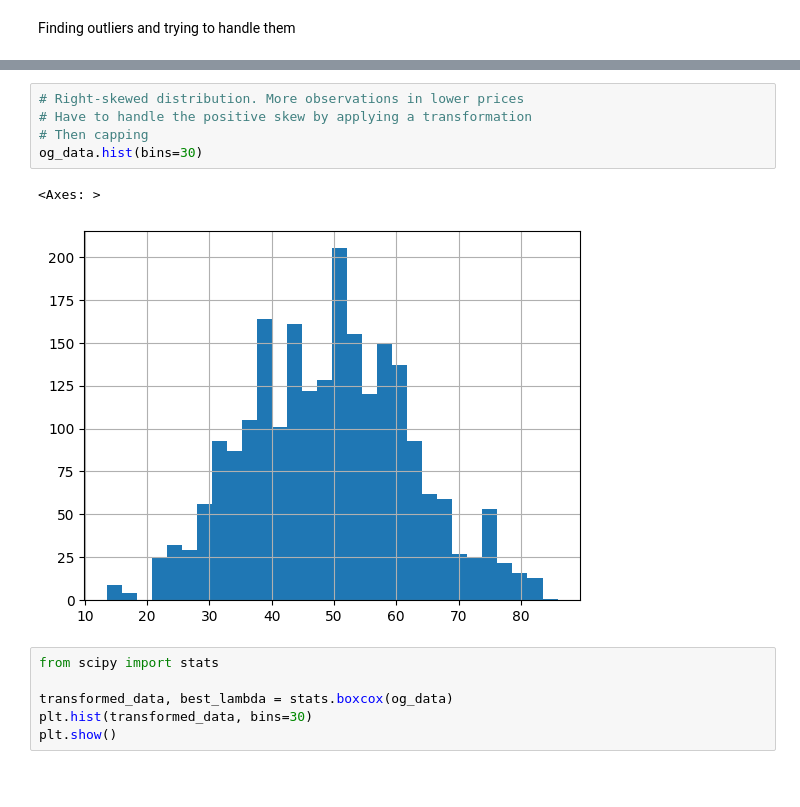
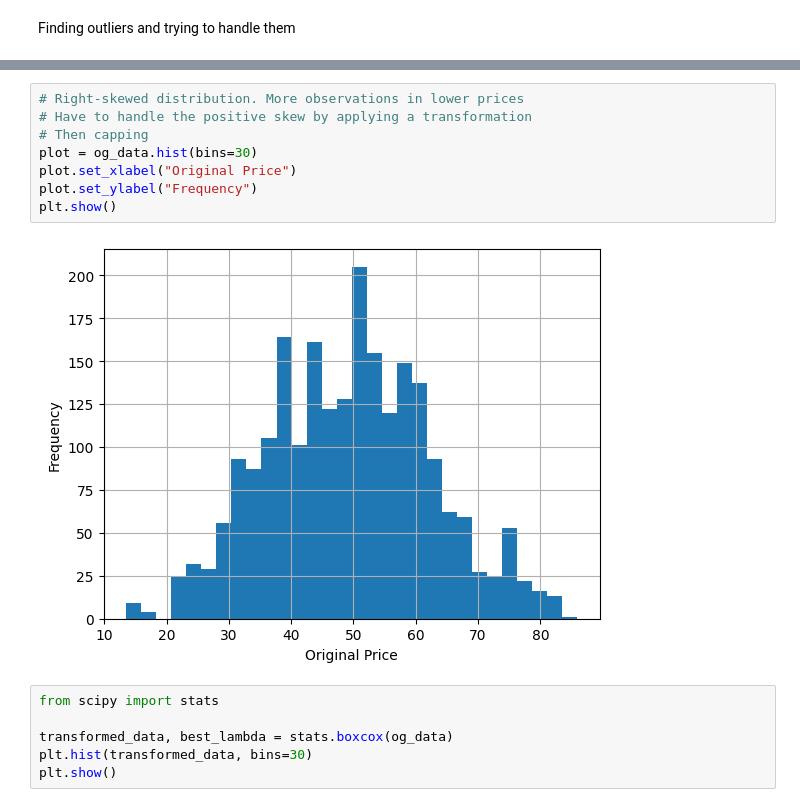
Before and after one commit to tanishasikder/Europe-Fashion, a Jupyter notebook: description.ipynb, the cells around one changed output, grey strips where cells are left out. Saved outputs shown, nothing was run; the diff lists cells and outputs as text; blank space fills up the shorter version.

```diff
--- a/description.ipynb
+++ b/description.ipynb
@@ -239,11 +241,13 @@ len(outliers)
 # %%
 # Right-skewed distribution. More observations in lower prices
 # Have to handle the positive skew by applying a transformation
 # Then capping
-og_data.hist(bins=30)
+plot = og_data.hist(bins=30)
+plot.set_xlabel("Original Price")
+plot.set_ylabel("Frequency")
+plt.show()
 # %% [output]
-<Axes: >
-[figure, old version]
+[figure, new version]
 # %%
 from scipy import stats
 
```
Also changed, not shown: parts of 4 cells of this notebook, 1 other file.
